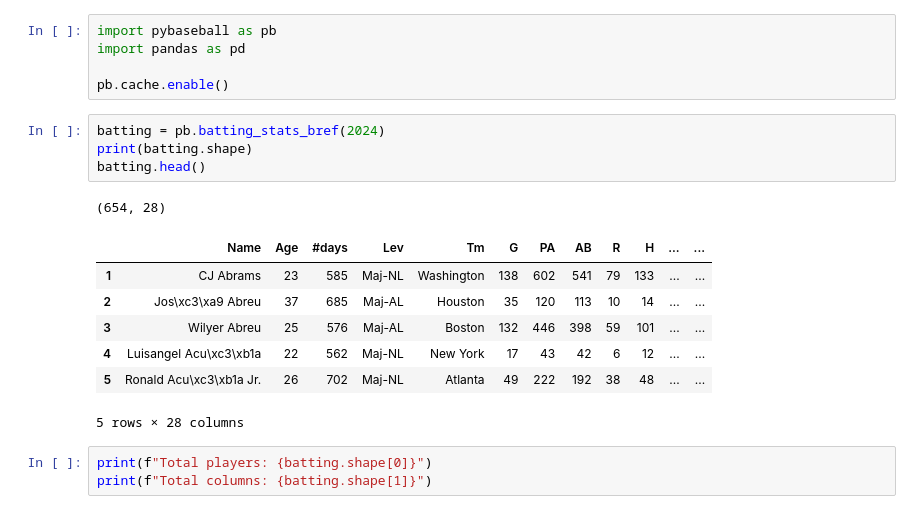
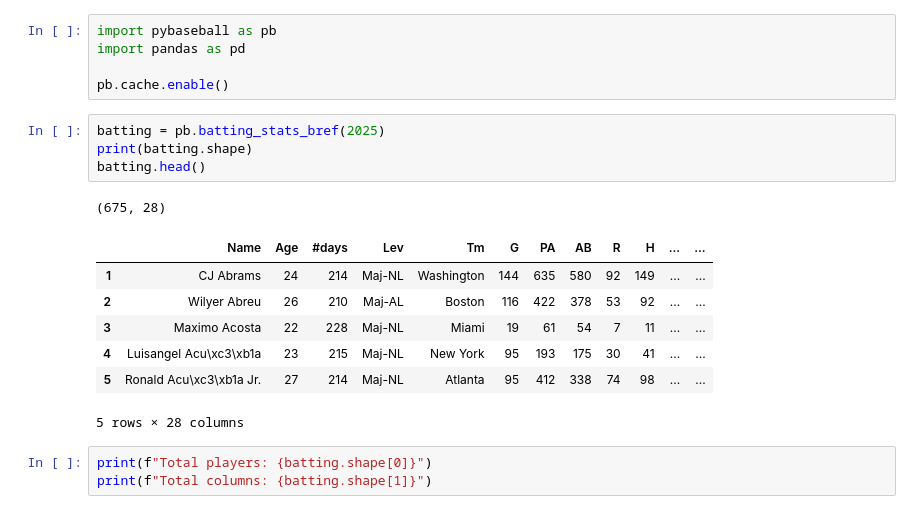
Before and after one commit to Gabriel-Molina123/baseball-fantasy-projections, a Jupyter notebook: notebooks/01_data_test.ipynb, the cells around one changed output. Drawn from its saved outputs; the diff is of its cells as text.

```diff
--- a/notebooks/01_data_test.ipynb
+++ b/notebooks/01_data_test.ipynb
@@ -4,17 +4,17 @@ import pandas as pd
 
 pb.cache.enable()
 # %%
-batting = pb.batting_stats_bref(2024)
+batting = pb.batting_stats_bref(2025)
 print(batting.shape)
 batting.head()
 # %% [output]
-(654, 28)
+(675, 28)
 |  | Name | Age | #days | Lev | Tm | G | PA | AB | R | H | ... | ... |
-| 1 | CJ Abrams | 23 | 585 | Maj-NL | Washington | 138 | 602 | 541 | 79 | 133 | ... | ... |
-| 2 | Jos\xc3\xa9 Abreu | 37 | 685 | Maj-AL | Houston | 35 | 120 | 113 | 10 | 14 | ... | ... |
-| 3 | Wilyer Abreu | 25 | 576 | Maj-AL | Boston | 132 | 446 | 398 | 59 | 101 | ... | ... |
-| 4 | Luisangel Acu\xc3\xb1a | 22 | 562 | Maj-NL | New York | 17 | 43 | 42 | 6 | 12 | ... | ... |
-| 5 | Ronald Acu\xc3\xb1a Jr. | 26 | 702 | Maj-NL | Atlanta | 49 | 222 | 192 | 38 | 48 | ... | ... |
+| 1 | CJ Abrams | 24 | 214 | Maj-NL | Washington | 144 | 635 | 580 | 92 | 149 | ... | ... |
+| 2 | Wilyer Abreu | 26 | 210 | Maj-AL | Boston | 116 | 422 | 378 | 53 | 92 | ... | ... |
+| 3 | Maximo Acosta | 22 | 228 | Maj-NL | Miami | 19 | 61 | 54 | 7 | 11 | ... | ... |
+| 4 | Luisangel Acu\xc3\xb1a | 23 | 215 | Maj-NL | New York | 95 | 193 | 175 | 30 | 41 | ... | ... |
+| 5 | Ronald Acu\xc3\xb1a Jr. | 27 | 214 | Maj-NL | Atlanta | 95 | 412 | 338 | 74 | 98 | ... | ... |
 5 rows × 28 columns
 # %%
 print(f"Total players: {batting.shape[0]}")
```
Also changed, not shown: parts of 10 cells of this notebook, 1 other file.
